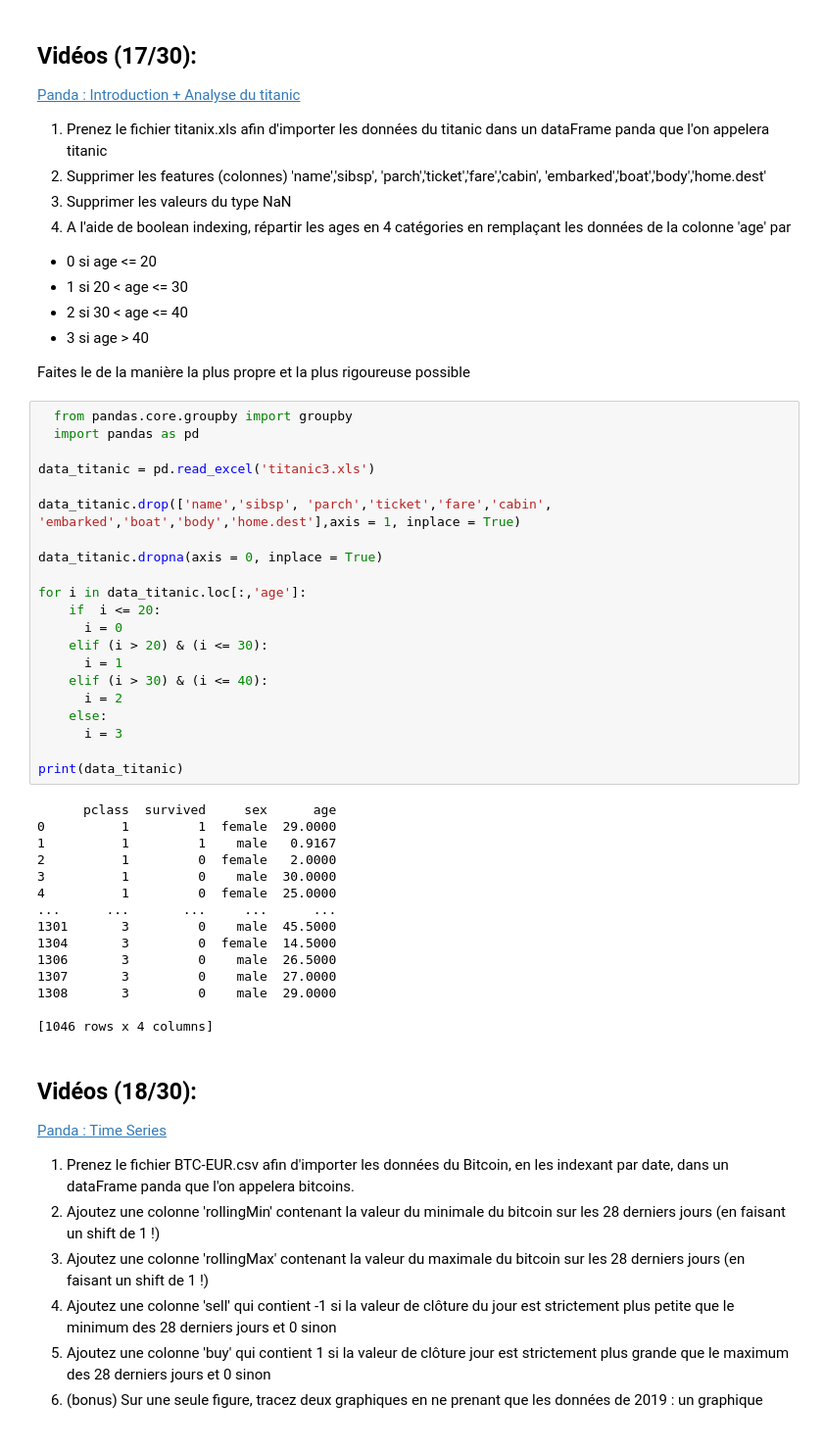
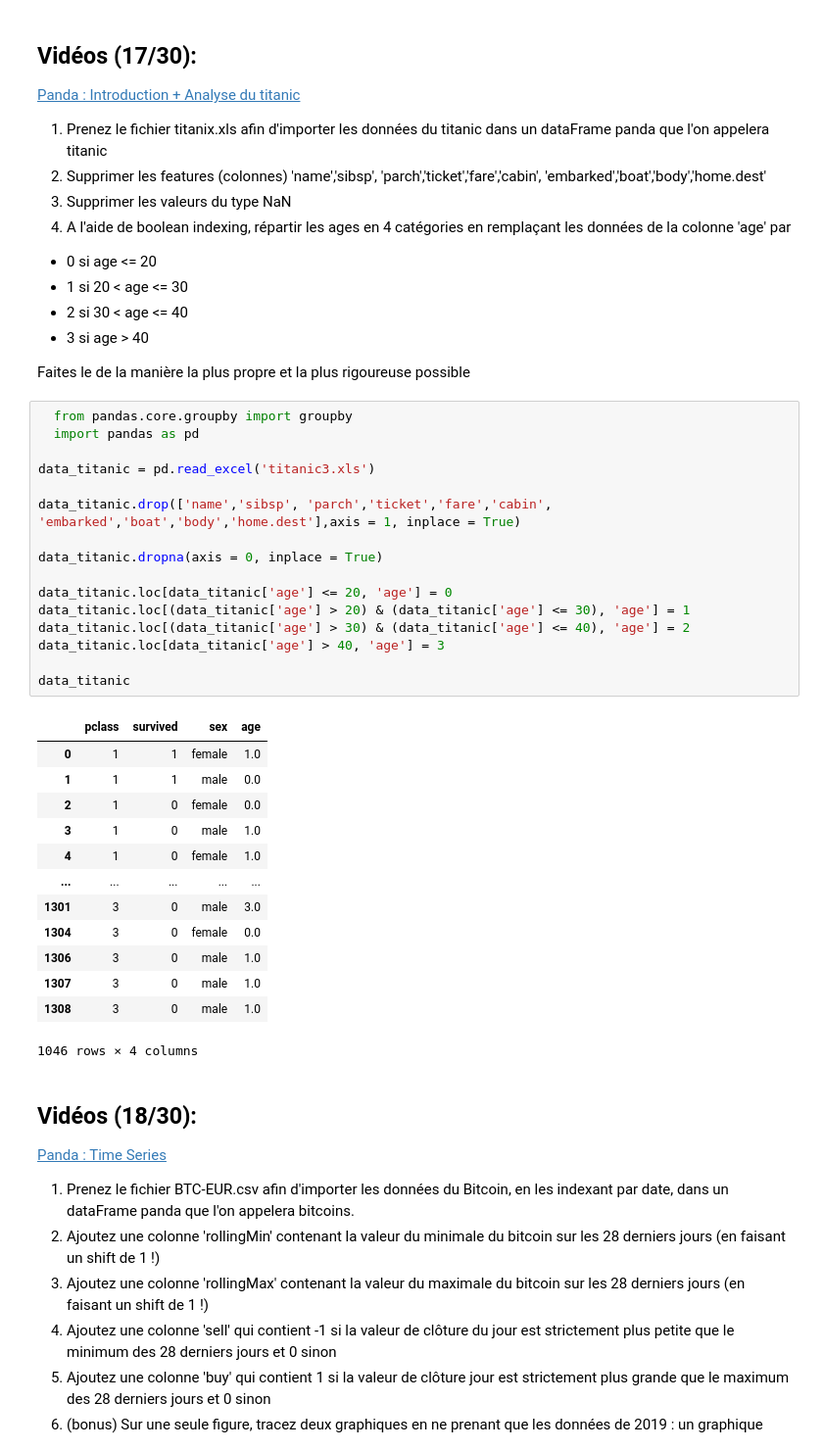
Before and after one commit to miguelDeSaAdegas/machineLearning, a Jupyter notebook: BIN3100_ML_S_1_et_2_Exercices_Python,_NumPy_et_Panda.ipynb, the cells around one changed output. Shown at 98% size. Drawn from its saved outputs; the diff is of its cells as text.

```diff
--- a/BIN3100_ML_S_1_et_2_Exercices_Python,_NumPy_et_Panda.ipynb
+++ b/BIN3100_ML_S_1_et_2_Exercices_Python,_NumPy_et_Panda.ipynb
@@ -153,39 +153,33 @@ def standardiser(A):
 # %%
   from pandas.core.groupby import groupby
   import pandas as pd
 
 data_titanic = pd.read_excel('titanic3.xls')
 
 data_titanic.drop(['name','sibsp', 'parch','ticket','fare','cabin', 'embarked','boat','body','home.dest'],axis = 1, inplace = True)
 
 data_titanic.dropna(axis = 0, inplace = True)
 
-for i in data_titanic.loc[:,'age']:
-    if  i <= 20:
-      i = 0
-    elif (i > 20) & (i <= 30):
-      i = 1
-    elif (i > 30) & (i <= 40):
-      i = 2
-    else:
-      i = 3
+data_titanic.loc[data_titanic['age'] <= 20, 'age'] = 0
+data_titanic.loc[(data_titanic['age'] > 20) & (data_titanic['age'] <= 30), 'age'] = 1
+data_titanic.loc[(data_titanic['age'] > 30) & (data_titanic['age'] <= 40), 'age'] = 2
+data_titanic.loc[data_titanic['age'] > 40, 'age'] = 3
 
-print(data_titanic)
+data_titanic
 # %% [output]
+|  | pclass | survived | sex | age |
+| 0 | 1 | 1 | female | 1.0 |
+| 1 | 1 | 1 | male | 0.0 |
+| 2 | 1 | 0 | female | 0.0 |
+| 3 | 1 | 0 | male | 1.0 |
+| 4 | 1 | 0 | female | 1.0 |
+| ... | ... | ... | ... | ... |
+| 1301 | 3 | 0 | male | 3.0 |
+| 1304 | 3 | 0 | female | 0.0 |
+| 1306 | 3 | 0 | male | 1.0 |
+| 1307 | 3 | 0 | male | 1.0 |
+| 1308 | 3 | 0 | male | 1.0 |
-      pclass  survived     sex      age
-0          1         1  female  29.0000
-1          1         1    male   0.9167
-2          1         0  female   2.0000
-3          1         0    male  30.0000
-4          1         0  female  25.0000
-...      ...       ...     ...      ...
-1301       3         0    male  45.5000
-1304       3         0  female  14.5000
-1306       3         0    male  26.5000
-1307       3         0    male  27.0000
-1308       3         0    male  29.0000
-
-[1046 rows x 4 columns]
+1046 rows × 4 columns
 # %% [markdown]
 ## Vidéos (18/30):
 [Panda : Time Series](https://www.youtube.com/watch?v=qHRLG5hsW9I&list=PLO_fdPEVlfKqMDNmCFzQISI2H_nJcEDJq&index=18)
```
Also changed, not shown: parts of 2 cells of this notebook.
